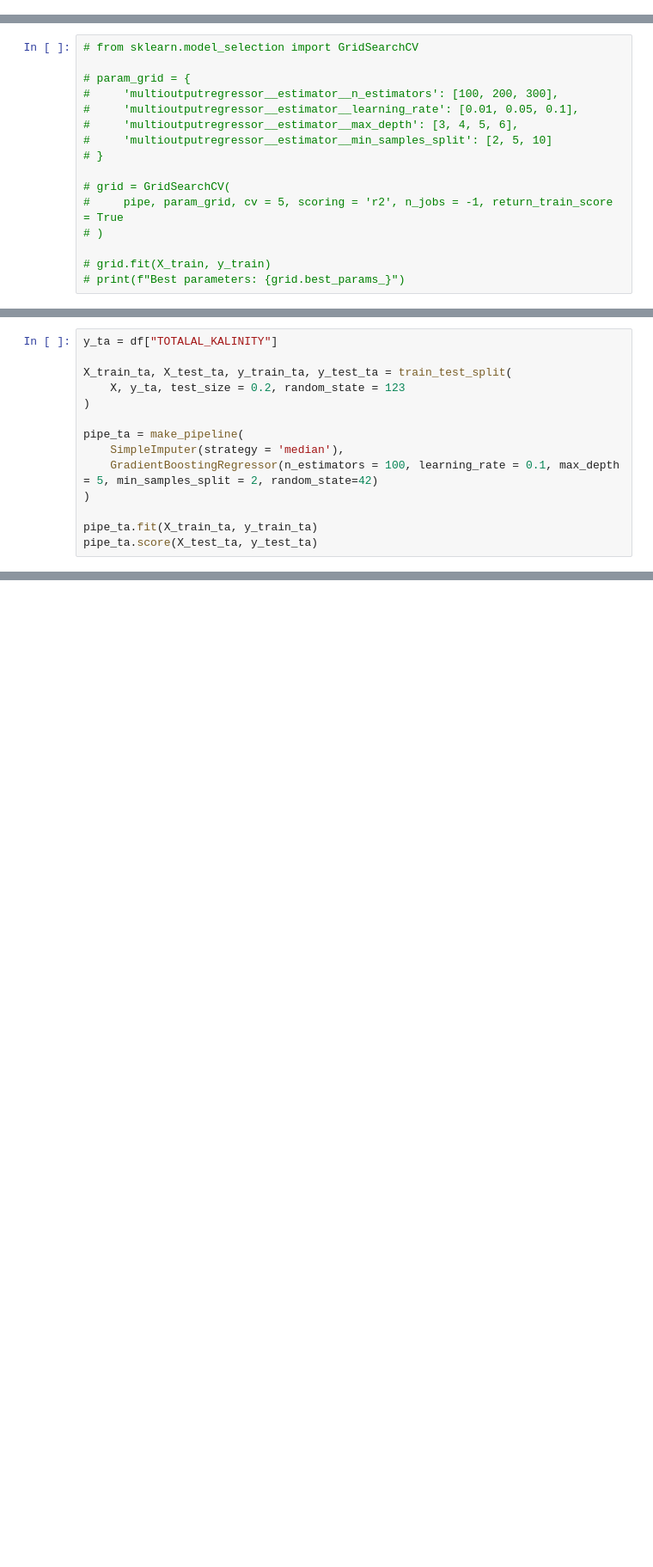
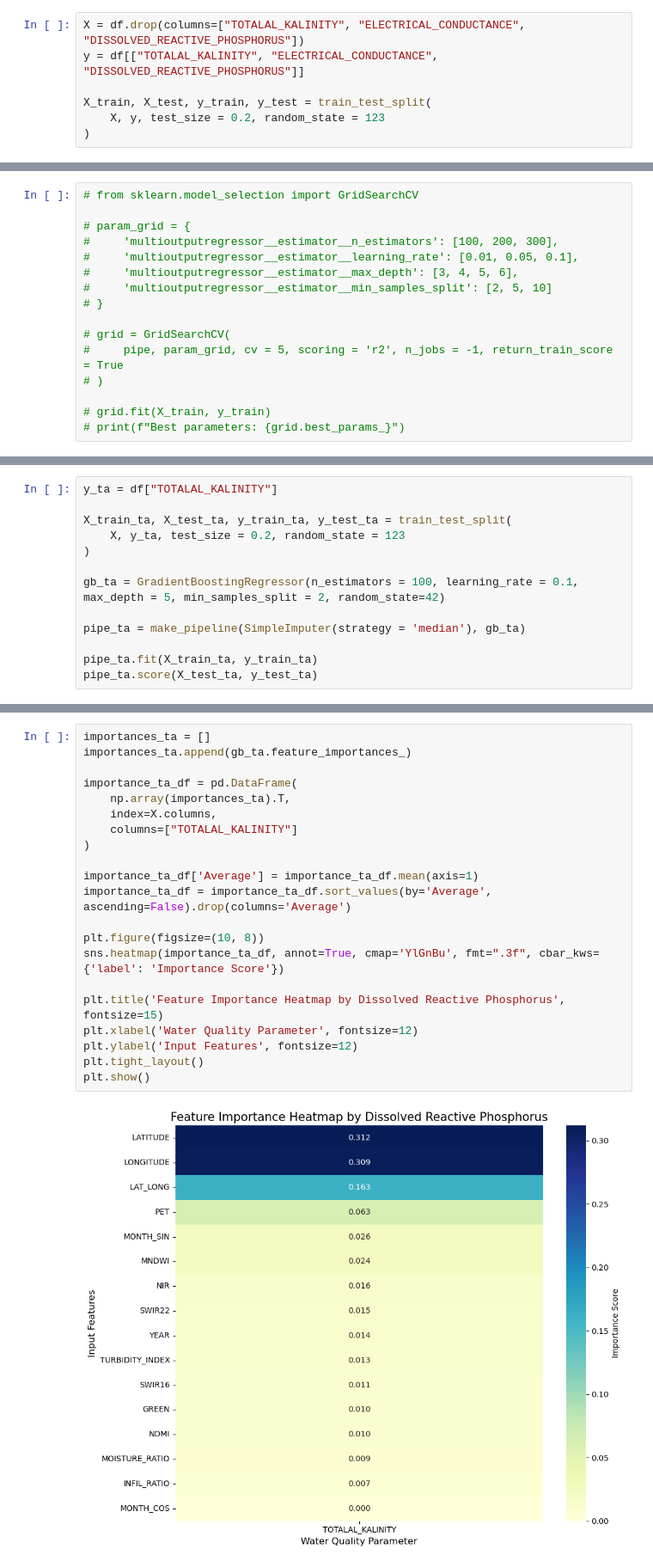
Before and after one commit to h2woobin/AI-Water-Project-, a Jupyter notebook: model/gboost_model.ipynb, the cells around one changed output, grey strips where cells are left out. Shown at 86% size. Saved outputs shown, nothing was run; the diff lists cells and outputs as text; blank space fills up the shorter version.

```diff
--- a/model/gboost_model.ipynb
+++ b/model/gboost_model.ipynb
@@ -89,3 +100,10 @@ X_train, X_test, y_train, y_test = train_test_split(
+# %%
+X = df.drop(columns=["TOTALAL_KALINITY", "ELECTRICAL_CONDUCTANCE", "DISSOLVED_REACTIVE_PHOSPHORUS"])
+y = df[["TOTALAL_KALINITY", "ELECTRICAL_CONDUCTANCE", "DISSOLVED_REACTIVE_PHOSPHORUS"]]
+
+X_train, X_test, y_train, y_test = train_test_split(
+    X, y, test_size = 0.2, random_state = 123
+)
 # %%
 from sklearn.impute import SimpleImputer
 from sklearn.pipeline import make_pipeline
@@ -134,10 +152,9 @@ X_train_ta, X_test_ta, y_train_ta, y_test_ta = train_test_split(
     X, y_ta, test_size = 0.2, random_state = 123
 )
 
-pipe_ta = make_pipeline(
-    SimpleImputer(strategy = 'median'),
-    GradientBoostingRegressor(n_estimators = 100, learning_rate = 0.1, max_depth = 5, min_samples_split = 2, random_state=42)
-)
+gb_ta = GradientBoostingRegressor(n_estimators = 100, learning_rate = 0.1, max_depth = 5, min_samples_split = 2, random_state=42)
+
+pipe_ta = make_pipeline(SimpleImputer(strategy = 'median'), gb_ta)
 
 pipe_ta.fit(X_train_ta, y_train_ta)
 pipe_ta.score(X_test_ta, y_test_ta)
@@ -154,3 +171,26 @@ array([0.71720612, 0.71436813, 0.74609084, 0.74537803, 0.72552993])
+# %%
+importances_ta = []
+importances_ta.append(gb_ta.feature_importances_)
+
+importance_ta_df = pd.DataFrame(
+    np.array(importances_ta).T,
+    index=X.columns,
+    columns=["TOTALAL_KALINITY"]
+)
+
+importance_ta_df['Average'] = importance_ta_df.mean(axis=1)
+importance_ta_df = importance_ta_df.sort_values(by='Average', ascending=False).drop(columns='Average')
+
+plt.figure(figsize=(10, 8))
+sns.heatmap(importance_ta_df, annot=True, cmap='YlGnBu', fmt=".3f", cbar_kws={'label': 'Importance Score'})
+
+plt.title('Feature Importance Heatmap by Dissolved Reactive Phosphorus', fontsize=15)
+plt.xlabel('Water Quality Parameter', fontsize=12)
+plt.ylabel('Input Features', fontsize=12)
+plt.tight_layout()
+plt.show()
+# %% [output]
+[figure, added]
 # %%
 y_ec = df["ELECTRICAL_CONDUCTANCE"]
 
```
Also changed, not shown: parts of 18 cells of this notebook.
